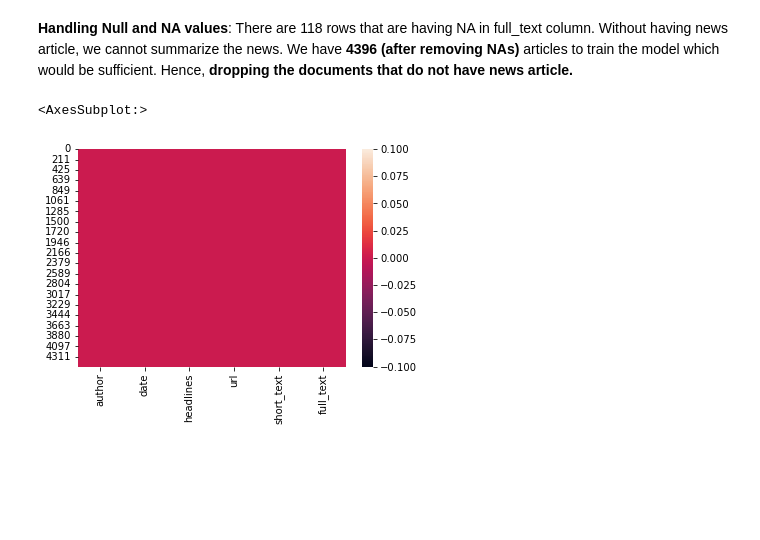
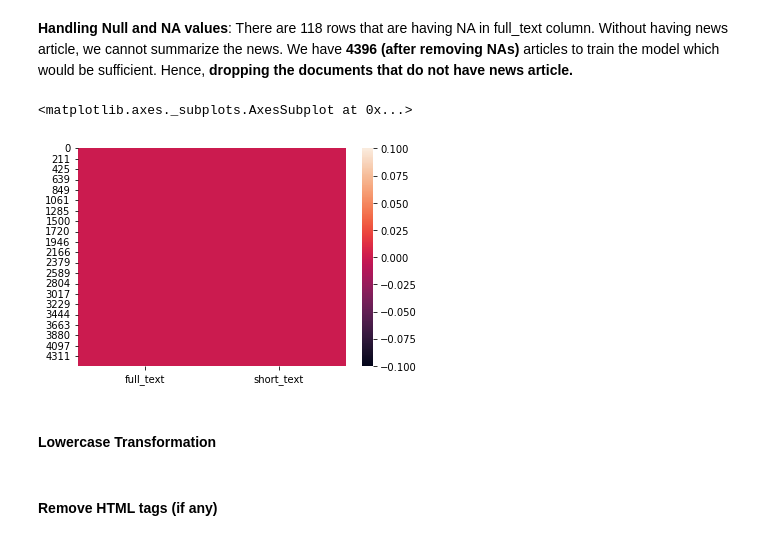
Before and after one commit to chaithrakc/news-summarization, a Jupyter notebook: News-Article-Summarization.ipynb, the cells around one changed output. Cells and saved outputs as stored; diff of their text form; code cells hidden in the pictures; blank space fills up the shorter version.

```diff
--- a/News-Article-Summarization.ipynb
+++ b/News-Article-Summarization.ipynb
@@ -8,5 +45,5 @@ import seaborn as sns
 # %%
-news_summary_df = pd.read_csv(r'data/news_summary.zip', encoding="ISO-8859-1")
+news_summary_df = pd.read_csv(r'news_summary.zip', encoding="ISO-8859-1")
 print(f'There are {news_summary_df.shape[0]} rows and {news_summary_df.shape[1]} columns in data set-1')
 # %% [output]
 There are 4514 rows and 6 columns in data set-1
@@ -43,0 +97,5 @@ news_summary_df.head()
+# %%
+# retaining only full text and short text. Removing all other columns as it not required for training the model
+
+news_df = news_summary_df.filter(['full_text','short_text'])
+news_df.head()
@@ -101,8 +158,10 @@ news_summary_df[news_summary_df['full_text'].isna()]
 # %% [markdown]
 **Handling Null and NA values**: There are 118 rows that are having NA in full_text column. Without having news article, we cannot summarize the news. We have **4396 (after removing NAs)** articles to train the model which would be sufficient. Hence, **dropping the documents that do not have news article.**
 # %%
-news_summary_df.dropna(inplace=True)
-sns.heatmap(news_summary_df.isna()) # ensuring there are no NAs
+news_df.dropna(inplace=True)
+sns.heatmap(news_df.isna()) # ensuring there are no NAs
 # %% [output]
-<AxesSubplot:>
+<matplotlib.axes._subplots.AxesSubplot at 0x...>
-[figure, old version]
+[figure, new version]
+# %% [markdown]
+#### Lowercase Transformation
@@ -108,0 +171,2 @@ sns.heatmap(news_summary_df.isna()) # ensuring there are no NAs
+# %% [markdown]
+#### Remove HTML tags (if any)
```
Also changed, not shown: parts of 30 cells of this notebook.
